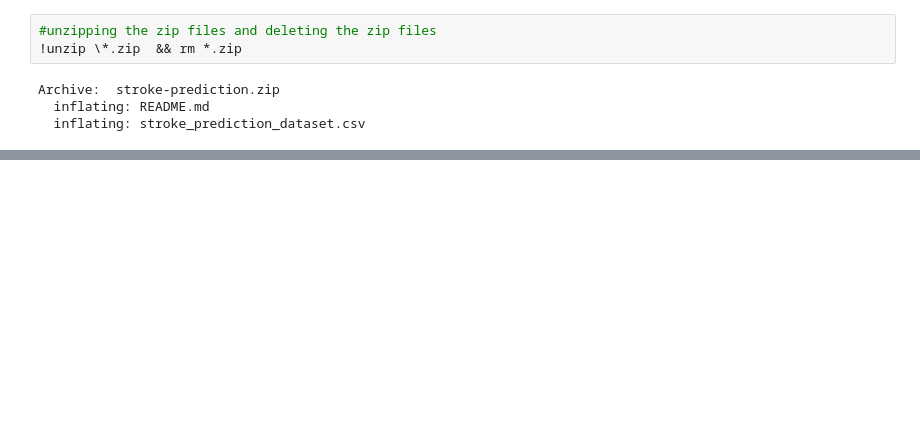
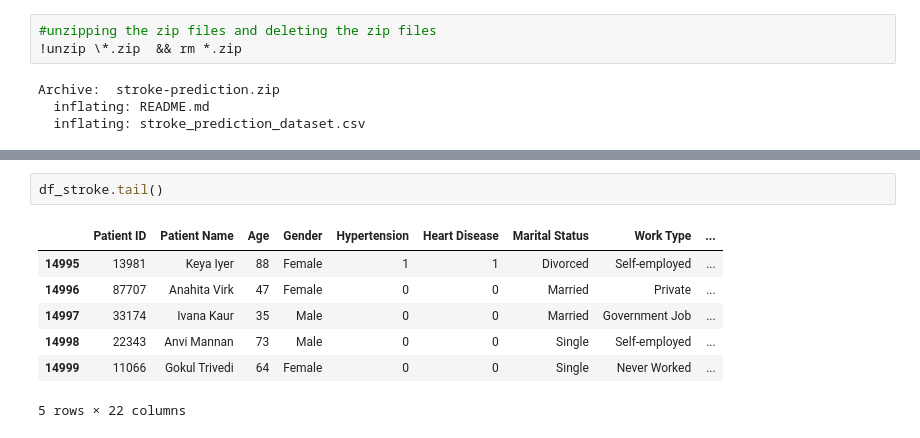
Before and after one commit to avivleemann/colab-kaggle, a Jupyter notebook: Stroke_Prediction_DATA.ipynb, the cells around one changed output, grey strips where cells are left out. Drawn from its saved outputs; the diff is of its cells as text; blank space fills up the shorter version.

```diff
--- a/Stroke_Prediction_DATA.ipynb
+++ b/Stroke_Prediction_DATA.ipynb
@@ -29,0 +48,10 @@ Archive:  stroke-prediction.zip
+# %%
+df_stroke.tail()
+# %% [output]
+|  | Patient ID | Patient Name | Age | Gender | Hypertension | Heart Disease | Marital Status | Work Type | ... |
+| 14995 | 13981 | Keya Iyer | 88 | Female | 1 | 1 | Divorced | Self-employed | ... |
+| 14996 | 87707 | Anahita Virk | 47 | Female | 0 | 0 | Married | Private | ... |
+| 14997 | 33174 | Ivana Kaur | 35 | Male | 0 | 0 | Married | Government Job | ... |
+| 14998 | 22343 | Anvi Mannan | 73 | Male | 0 | 0 | Single | Self-employed | ... |
+| 14999 | 11066 | Gokul Trivedi | 64 | Female | 0 | 0 | Single | Never Worked | ... |
+5 rows × 22 columns
```
Also changed, not shown: parts of 8 cells of this notebook.
